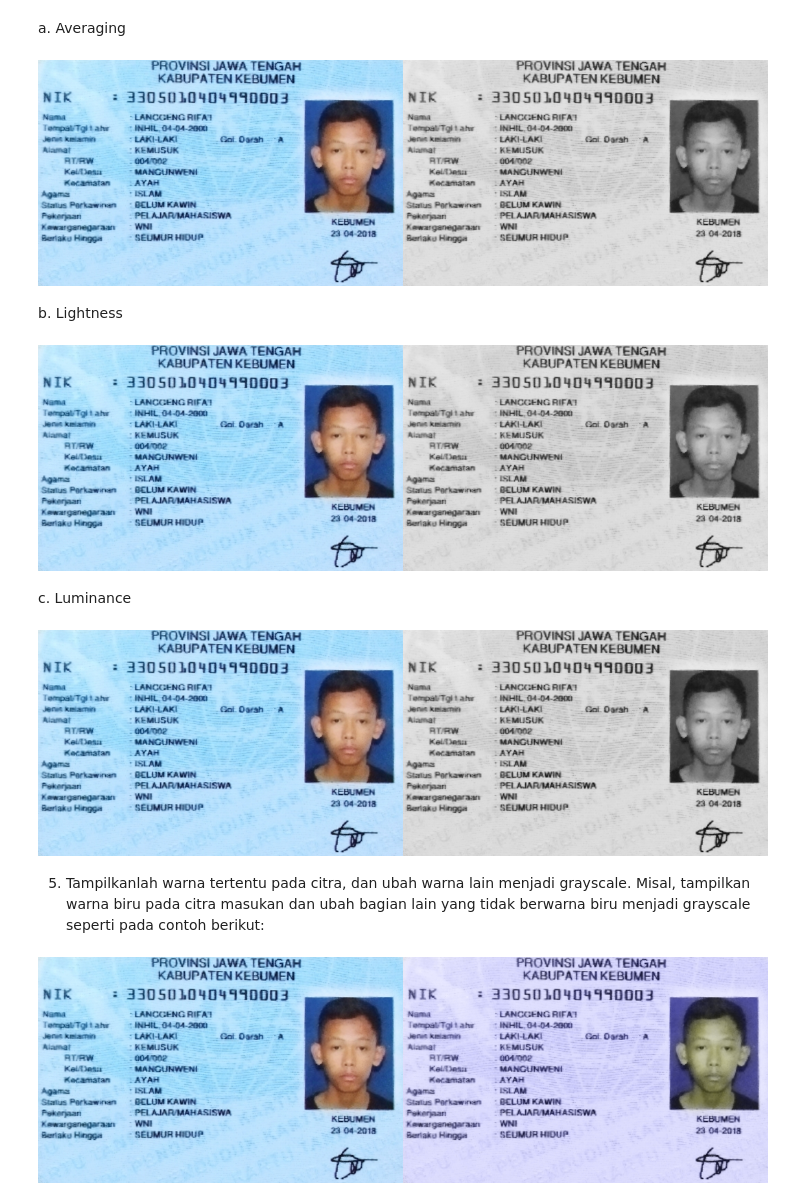
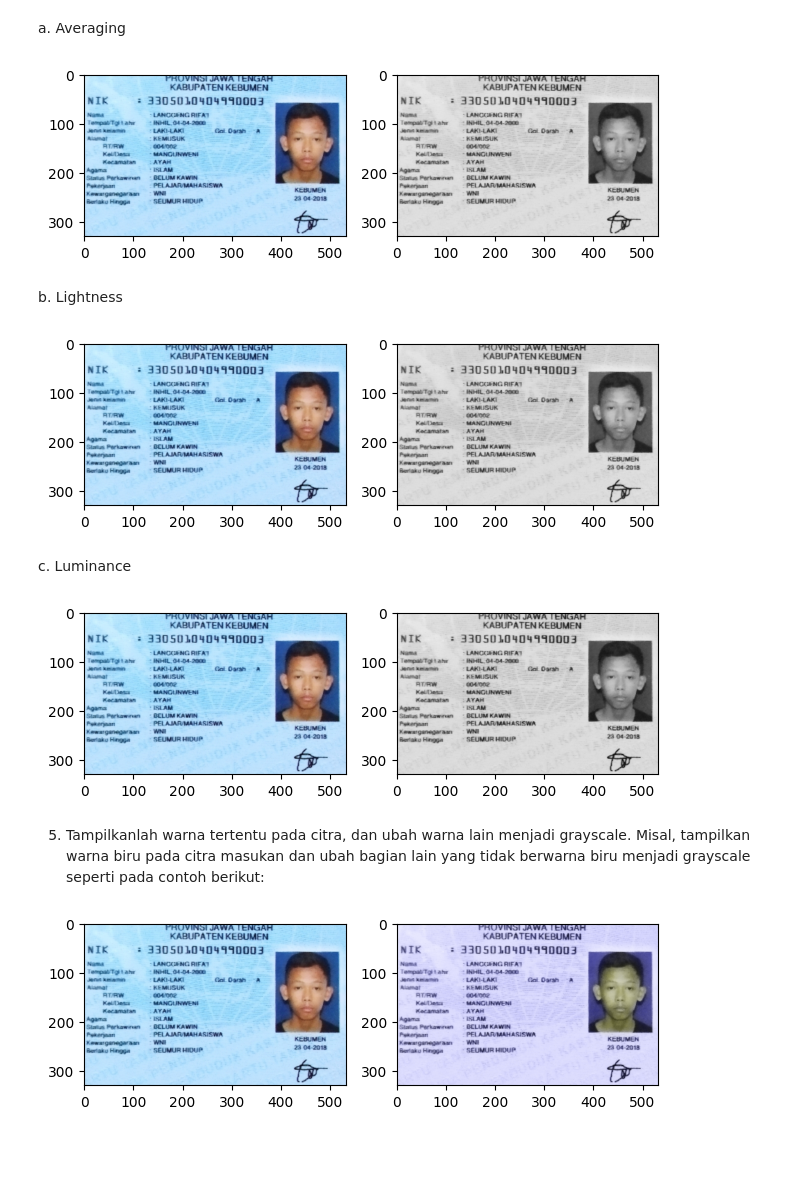
Before and after one commit to AlfanMarcel/PCVK, a Jupyter notebook: Week3.ipynb, the cells around one changed output. Saved outputs shown, nothing was run; the diff lists cells and outputs as text; code cells hidden in the pictures; blank space fills up the shorter version.

```diff
--- a/Week3.ipynb
+++ b/Week3.ipynb
@@ -129,20 +131,28 @@ a. Averaging
 # %%
 image =cv2.imread('/content/drive/MyDrive/PCVK/Images/ktp.jpeg')
 grayaverage_image = np.zeros(image.shape,image.dtype)
 
 for y in range(image.shape[0]):
     for x in range(image.shape[1]):
         for c in range(image.shape[2]):
           red = image[y,x,2] # red channel
           green = image[y,x,1] # green channel
           blue = image[y,x,0] # blue channel
           average = ((red/3) + (green/3) + (blue/3))
           grayaverage_image[y,x,c] = np.clip(average,0,255)
 
-final_frame=cv2.hconcat ((image, grayaverage_image))
-cv2_imshow(final_frame)
+img1 = cv.cvtColor(image,cv.COLOR_BGR2RGB)
+plt.subplot(1,2,1)
+plt.imshow(img1)
+
+grayaverage1 = cv.cvtColor(grayaverage_image,cv.COLOR_BGR2RGB)
+plt.subplot(1,2,2)
+plt.imshow(grayaverage1)
+
+plt.tight_layout()
+plt.show()
 # %% [output]
-[figure, old version]
+[figure, new version]
 # %% [markdown]
 b. Lightness
 # %%
@@ -158,10 +168,18 @@ for y in range(image.shape[0]):
           lightness = ((max(red,green,blue)/2) + (min(red,green,blue)/2))
           graylightness_image[y,x,c] = np.clip(lightness,0,255)
 
-final_frame=cv2.hconcat ((image, graylightness_image))
-cv2_imshow(final_frame)
+img1 = cv.cvtColor(image,cv.COLOR_BGR2RGB)
+plt.subplot(1,2,1)
+plt.imshow(img1)
+
+graylightness1 = cv.cvtColor(graylightness_image,cv.COLOR_BGR2RGB)
+plt.subplot(1,2,2)
+plt.imshow(graylightness1)
+
+plt.tight_layout()
+plt.show()
 # %% [output]
-[figure, old version]
+[figure, new version]
 # %% [markdown]
 c. Luminance
 # %%
@@ -177,10 +195,18 @@ for y in range(image.shape[0]):
           luminance = ((0.21*red) + (0.07*blue) +(0.72*green))
           grayluminance_image[y,x,c] = np.clip(luminance,0,255)
 
-final_frame=cv2.hconcat ((image, grayluminance_image))
-cv2_imshow(final_frame)
+img1 = cv.cvtColor(image,cv.COLOR_BGR2RGB)
+plt.subplot(1,2,1)
+plt.imshow(img1)
+
+grayluminance_image1 = cv.cvtColor(grayluminance_image,cv.COLOR_BGR2RGB)
+plt.subplot(1,2,2)
+plt.imshow(grayluminance_image1)
+
+plt.tight_layout()
+plt.show()
 # %% [output]
-[figure, old version]
+[figure, new version]
 # %% [markdown]
 5. Tampilkanlah warna tertentu pada citra, dan ubah warna lain menjadi grayscale. Misal,
 tampilkan warna biru pada citra masukan dan ubah bagian lain yang tidak berwarna
@@ -201,7 +227,15 @@ for y in range(image.shape[0]):
           last_image[y,x,2] = np.clip(luminance,0,255) # red channel
           last_image[y,x,1] = np.clip(luminance,0,255) # green channel
 
-final_frame=cv2.hconcat ((image, last_image))
-cv2_imshow(final_frame)
+img1 = cv.cvtColor(image,cv.COLOR_BGR2RGB)
+plt.subplot(1,2,1)
+plt.imshow(img1)
+
+last_image1 = cv.cvtColor(last_image,cv.COLOR_BGR2RGB)
+plt.subplot(1,2,2)
+plt.imshow(last_image1)
+
+plt.tight_layout()
+plt.show()
 # %% [output]
-[figure, old version]
+[figure, new version]
```
Also changed, not shown: parts of 1 cell of this notebook.
